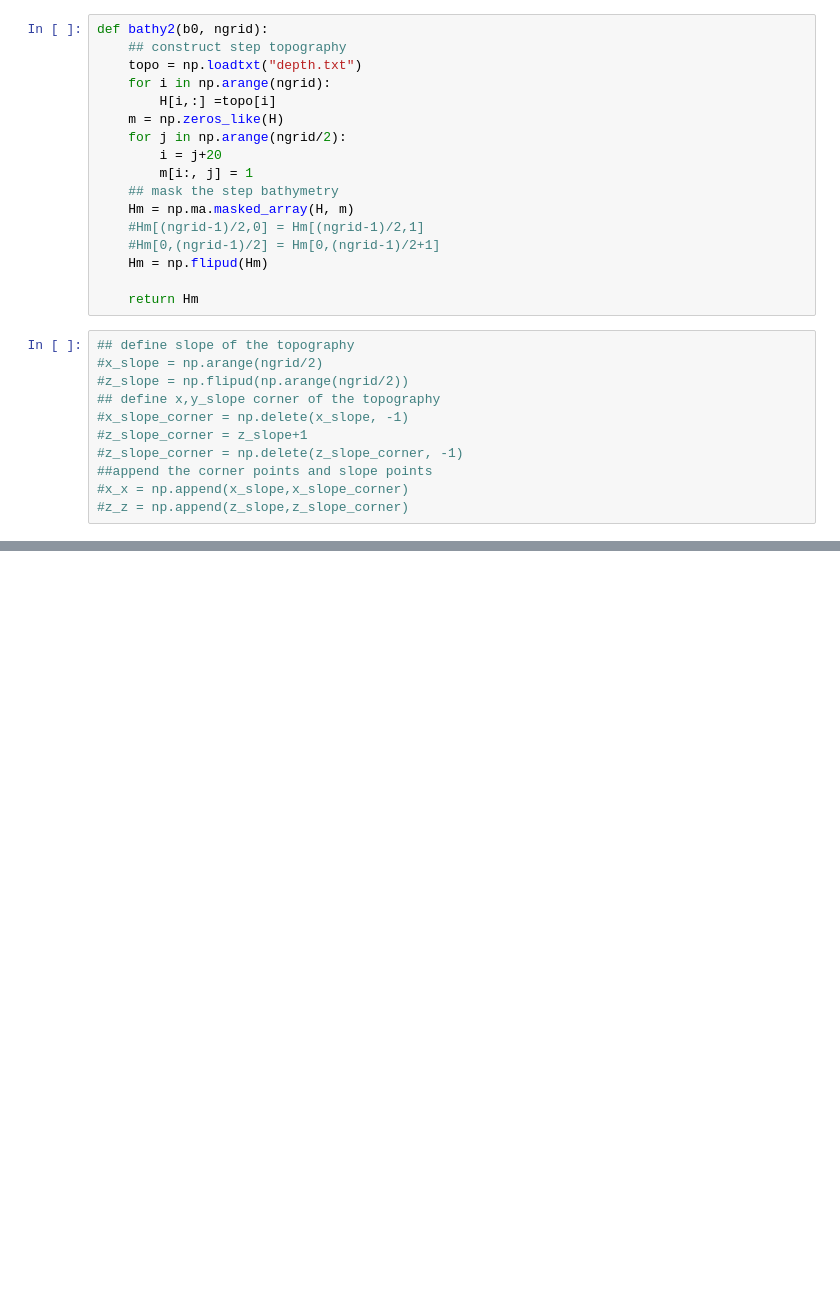
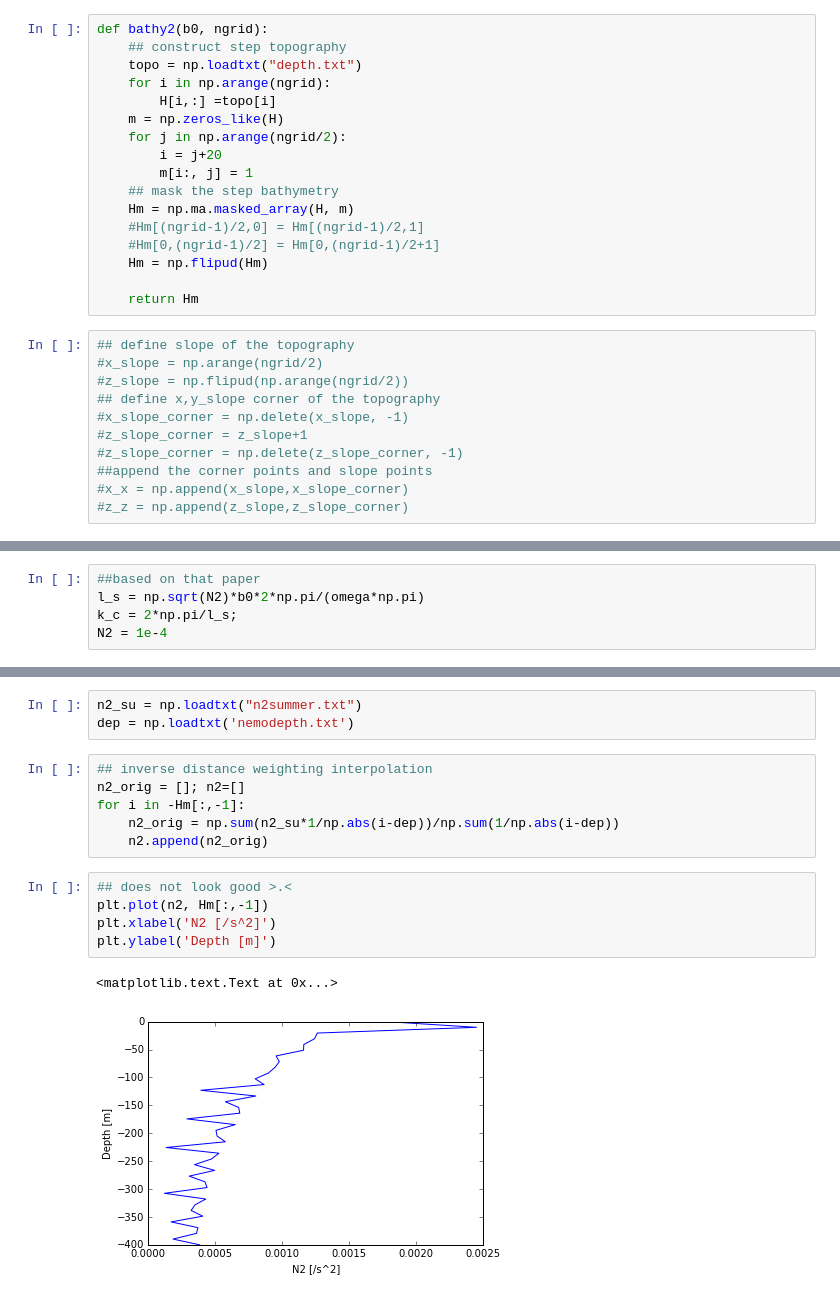
Before and after one commit to jieliu920608/Lab7Assignment, a Jupyter notebook: Project.ipynb, the cells around one changed output, grey strips where cells are left out. Cells and saved outputs as stored; diff of their text form; blank space fills up the shorter version.

```diff
--- a/Project.ipynb
+++ b/Project.ipynb
@@ -205,0 +209,5 @@ ax.set_ylim(0,40)
+# %%
+##based on that paper
+l_s = np.sqrt(N2)*b0*2*np.pi/(omega*np.pi)
+k_c = 2*np.pi/l_s;
+N2 = 1e-4
@@ -205,0 +230,17 @@ ax.set_ylim(0,40)
+# %%
+n2_su = np.loadtxt("n2summer.txt")
+dep = np.loadtxt('nemodepth.txt')
+# %%
+## inverse distance weighting interpolation
+n2_orig = []; n2=[]
+for i in -Hm[:,-1]:
+    n2_orig = np.sum(n2_su*1/np.abs(i-dep))/np.sum(1/np.abs(i-dep))
+    n2.append(n2_orig)
+# %%
+## does not look good >.<
+plt.plot(n2, Hm[:,-1])
+plt.xlabel('N2 [/s^2]')
+plt.ylabel('Depth [m]')
+# %% [output]
+<matplotlib.text.Text at 0x...>
+[figure, added]
```
Also changed, not shown: parts of 42 cells of this notebook.
